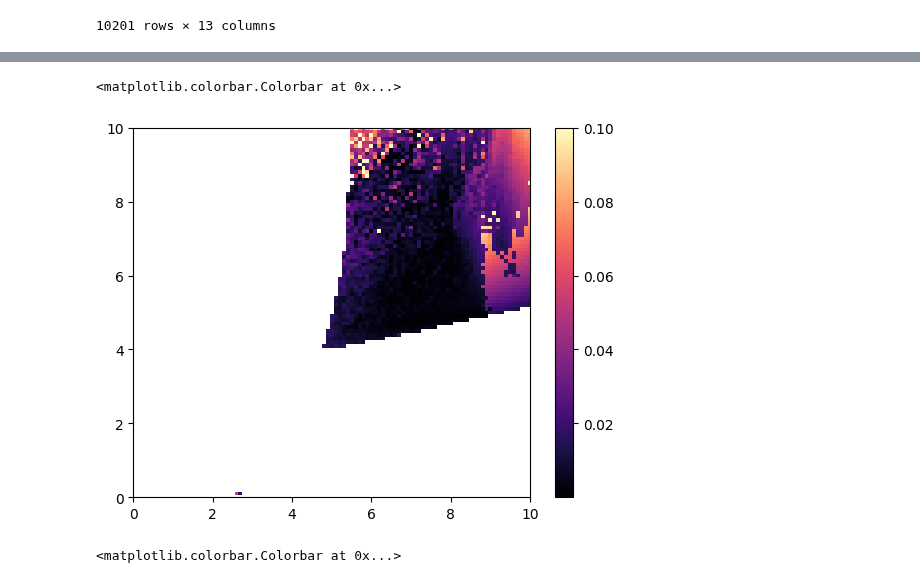
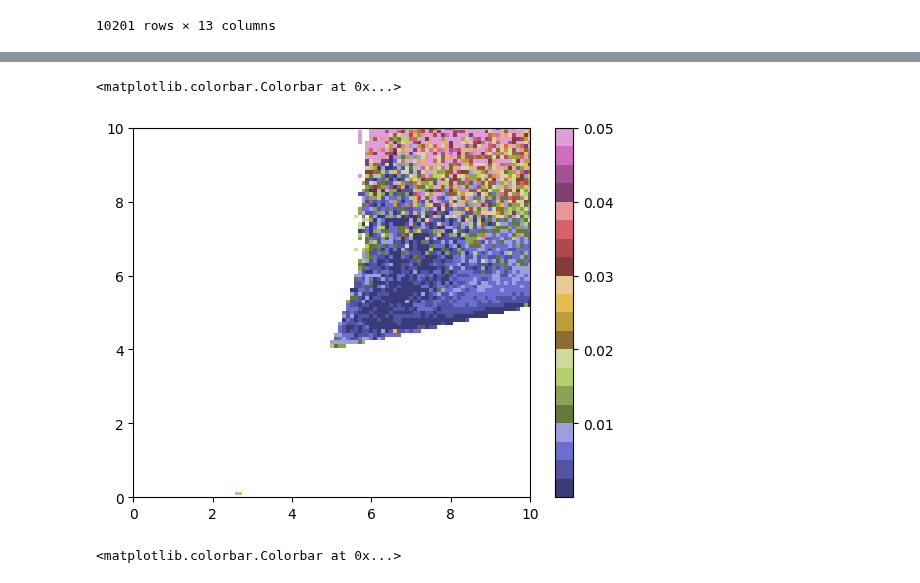
Before and after one commit to Gug-Young/Kuramoto-model, a Jupyter notebook: 231127 r mean.ipynb, the cells around one changed output, grey strips where cells are left out. Cells and saved outputs as stored; diff of their text form; code cells hidden in the pictures.

```diff
--- a/231127 r mean.ipynb
+++ b/231127 r mean.ipynb
@@ -104,5 +106,5 @@ temp = glob.glob(rf'./Ensembles/KM space/N = {N} *.npz')
 # %%
-df_new = pd.read_excel(f'N = {N} seed = 10 QNORMAL wo pv.xlsm',index_col=[0,1])
+df_new = pd.read_excel(f'N = {N} seed = 10 QNORMAL w pv.xlsm',index_col=[0,1])
 # %%
 ms = np.arange(0,10.05,0.1)
 Ks = np.arange(0,10.05,0.1)
@@ -175,13 +180,13 @@ plt.pcolormesh(KKA,MMA,RSTD,cmap='magma',alpha=0.7)
 # %%
-plt.pcolormesh(KK,MM,abs(np.where(~np.isnan(R0),SIG,np.nan)-RSTD),cmap='magma',vmax=0.1)
+plt.pcolormesh(KK,MM,abs(np.where(~np.isnan(R0),SIG,np.nan)-RSTD),cmap='tab20b',vmax=0.05)
 # plt.pcolormesh(KKA,MMA,RSTD,cmap='magma',alpha=0.7)
 
 plt.xlim(0,10)
 plt.ylim(0,10)
 plt.colorbar()
 # %% [output]
 <matplotlib.colorbar.Colorbar at 0x...>
-[figure, old version]
+[figure, new version]
 # %%
 plt.pcolormesh(KK,MM,abs(RMA-R0A))
 
```
Also changed, not shown: parts of 20 cells of this notebook, 2 other files.
